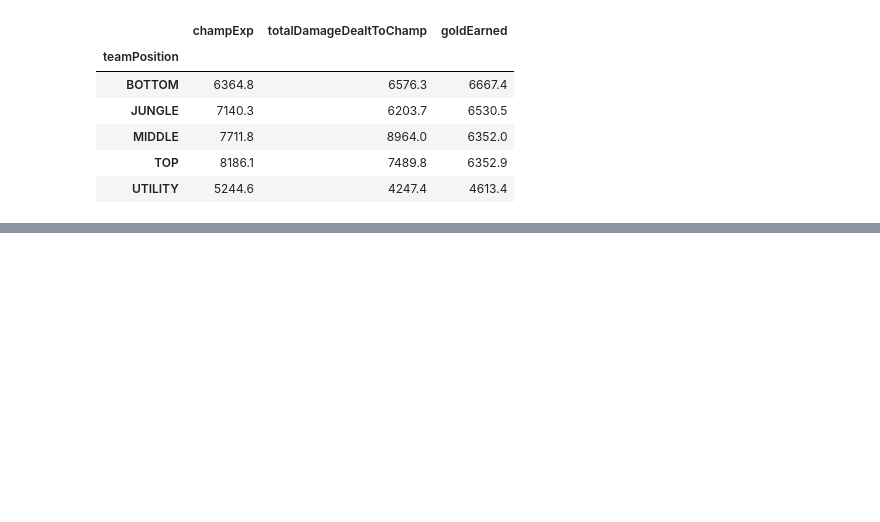
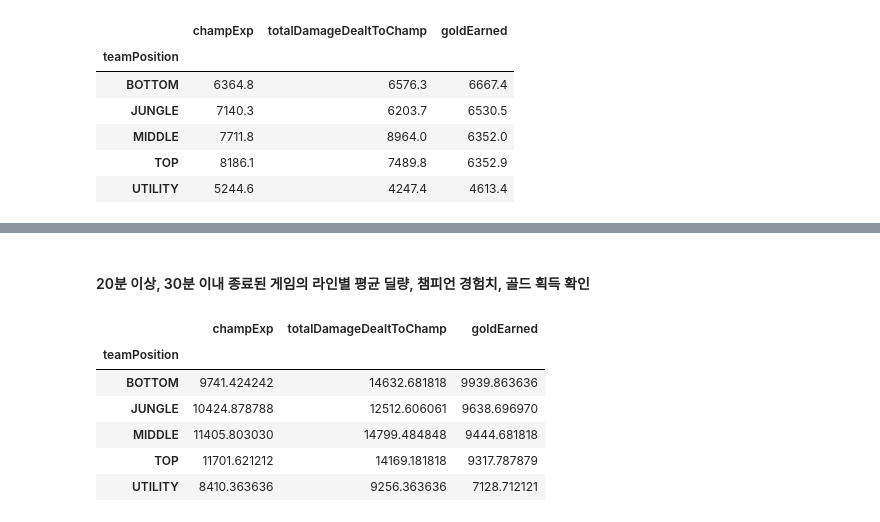
Before and after one commit to lima4/lol, a Jupyter notebook: api.ipynb, the cells around one changed output, grey strips where cells are left out. Saved outputs shown, nothing was run; the diff lists cells and outputs as text; code cells hidden in the pictures; blank space fills up the shorter version.

```diff
--- a/api.ipynb
+++ b/api.ipynb
@@ -390,0 +376,18 @@ game_played40up.groupby('teamPosition').mean()
+# %% [markdown]
+#### 20분 이상, 30분 이내 종료된 게임의 라인별 평균 딜량, 챔피언 경험치, 골드 획득 확인
+# %%
+# 20분 이상 종료된 게임에서는 라인전 단계가 끝나고 한타, 오브젝트 싸움, 타워등에 있어서 경험치, 골드의 격차가 더 커질 것이다
+# 20분에서 30분이하의 게임에서도 20분과 같이 여전히 바텀과 서폿의 경험치는 상체 라인에 비해서 적은걸로 확인되었다.
+# 20분 이상 30분 이내 게임에서 champExp Bottom 110%, UTILIY 125%
+# totalDamageDealtToChamp의 경우에는 정글의 라인전 갱킹, 등 여러한 부분에서 떨어지므로 딜량이 적게 나온다. 서폿또한 마찬가지이다.
+# JUNGLE 105%, UTILITY 140%
+# goldEarned 에서는 UTILITY의 부분만 조정을 하면 된다.
+game_played2030.groupby('teamPosition').mean()[['champExp', 'totalDamageDealtToChamp', 'goldEarned']]
+# %% [output]
+|  | champExp | totalDamageDealtToChamp | goldEarned |
+| teamPosition |  |  |  |
+| BOTTOM | 9741.424242 | 14632.681818 | 9939.863636 |
+| JUNGLE | 10424.878788 | 12512.606061 | 9638.696970 |
+| MIDDLE | 11405.803030 | 14799.484848 | 9444.681818 |
+| TOP | 11701.621212 | 14169.181818 | 9317.787879 |
+| UTILITY | 8410.363636 | 9256.363636 | 7128.712121 |
```
Also changed, not shown: parts of 8 cells of this notebook.
